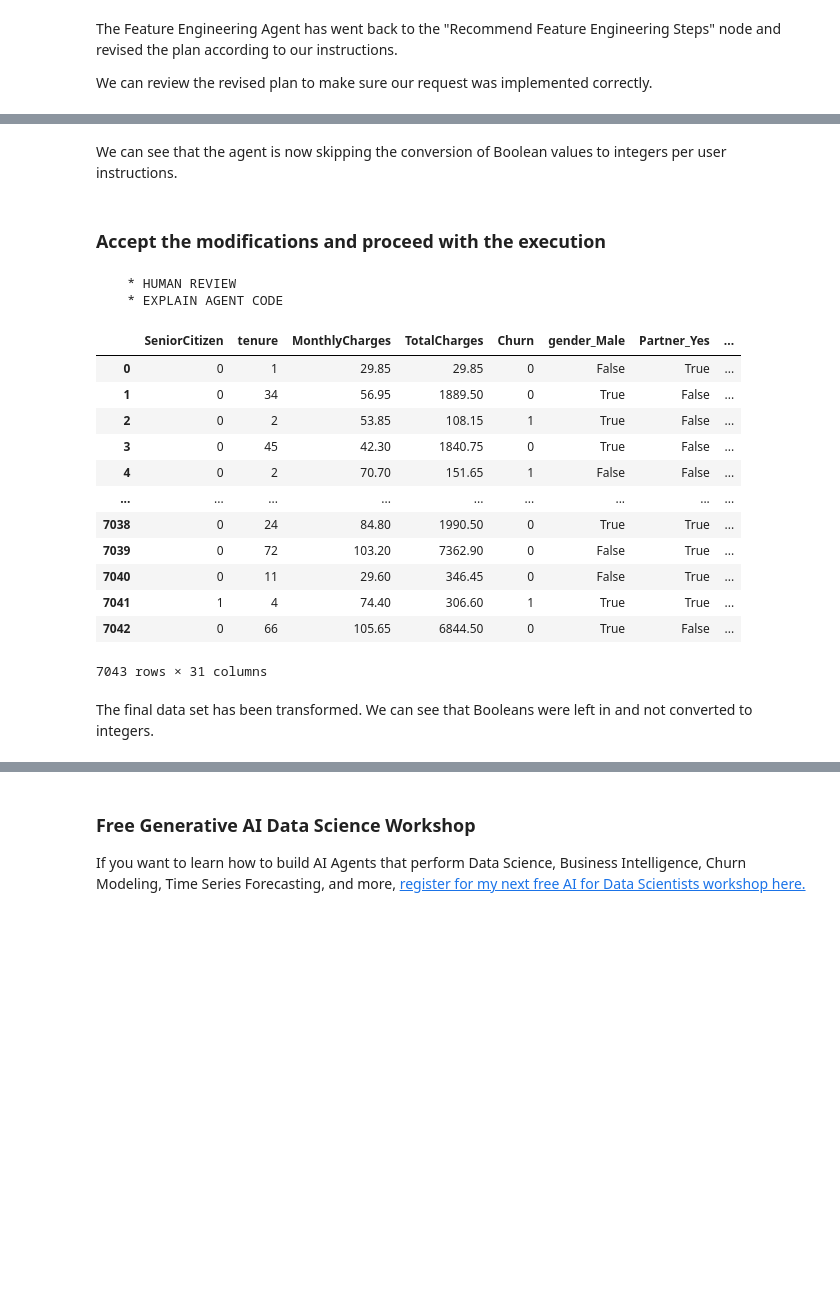
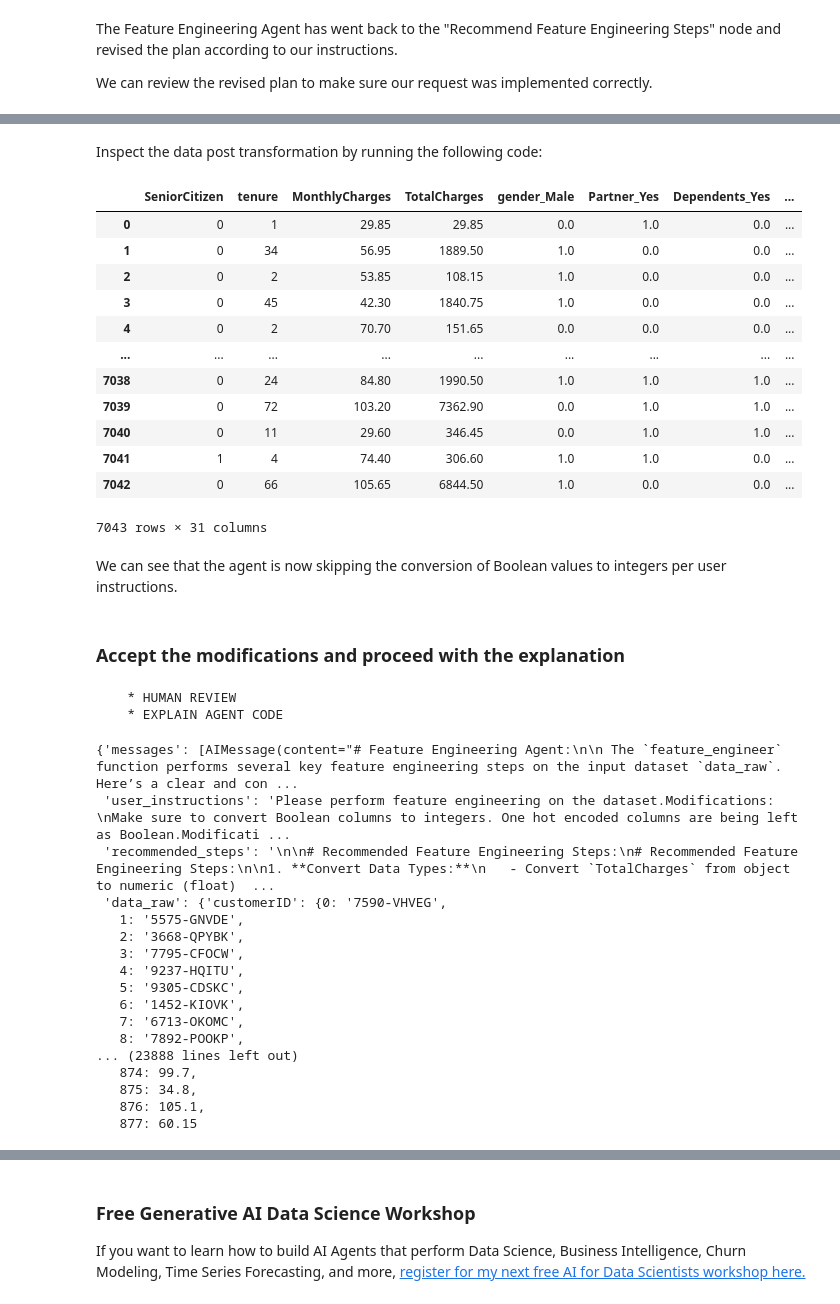
Before and after one commit to szl0144/stock-data-analysis-agent, a Jupyter notebook: examples/advanced_topics/human_in_the_loop.ipynb, the cells around one changed output, grey strips where cells are left out. Saved outputs shown, nothing was run; the diff lists cells and outputs as text; code cells hidden in the pictures; blank space fills up the shorter version.

```diff
--- a/examples/advanced_topics/human_in_the_loop.ipynb
+++ b/examples/advanced_topics/human_in_the_loop.ipynb
@@ -225,28 +328,45 @@ pprint(state.tasks[-1].interrupts[-1].value)
+# %% [markdown]
+Inspect the data post transformation by running the following code:
+# %%
+feature_engineering_agent.get_data_engineered()
+# %% [output]
+|  | SeniorCitizen | tenure | MonthlyCharges | TotalCharges | gender_Male | Partner_Yes | Dependents_Yes | ... |
+| 0 | 0 | 1 | 29.85 | 29.85 | 0.0 | 1.0 | 0.0 | ... |
+| 1 | 0 | 34 | 56.95 | 1889.50 | 1.0 | 0.0 | 0.0 | ... |
+| 2 | 0 | 2 | 53.85 | 108.15 | 1.0 | 0.0 | 0.0 | ... |
+| 3 | 0 | 45 | 42.30 | 1840.75 | 1.0 | 0.0 | 0.0 | ... |
+| 4 | 0 | 2 | 70.70 | 151.65 | 0.0 | 0.0 | 0.0 | ... |
+| ... | ... | ... | ... | ... | ... | ... | ... | ... |
+| 7038 | 0 | 24 | 84.80 | 1990.50 | 1.0 | 1.0 | 1.0 | ... |
+| 7039 | 0 | 72 | 103.20 | 7362.90 | 0.0 | 1.0 | 1.0 | ... |
+| 7040 | 0 | 11 | 29.60 | 346.45 | 0.0 | 1.0 | 1.0 | ... |
+| 7041 | 1 | 4 | 74.40 | 306.60 | 1.0 | 1.0 | 0.0 | ... |
+| 7042 | 0 | 66 | 105.65 | 6844.50 | 1.0 | 0.0 | 0.0 | ... |
+7043 rows × 31 columns
 # %% [markdown]
 We can see that the agent is now skipping the conversion of Boolean values to integers per user instructions.
 # %% [markdown]
-### Accept the modifications and proceed with the execution
+### Accept the modifications and proceed with the explanation
 # %%
 # Accept modifications to feature engineering instructions
-response = feature_engineering_agent._compiled_graph.invoke(Command(resume="Yes"), config=config)
-
-# Evalualte the response
-pd.DataFrame(response['data_engineered'])
+feature_engineering_agent.invoke(Command(resume="Yes"), config=config)
 # %% [output]
     * HUMAN REVIEW
     * EXPLAIN AGENT CODE
-|  | SeniorCitizen | tenure | MonthlyCharges | TotalCharges | Churn | gender_Male | Partner_Yes | ... |
-| 0 | 0 | 1 | 29.85 | 29.85 | 0 | False | True | ... |
-| 1 | 0 | 34 | 56.95 | 1889.50 | 0 | True | False | ... |
-| 2 | 0 | 2 | 53.85 | 108.15 | 1 | True | False | ... |
-| 3 | 0 | 45 | 42.30 | 1840.75 | 0 | True | False | ... |
-| 4 | 0 | 2 | 70.70 | 151.65 | 1 | False | False | ... |
-| ... | ... | ... | ... | ... | ... | ... | ... | ... |
-| 7038 | 0 | 24 | 84.80 | 1990.50 | 0 | True | True | ... |
-| 7039 | 0 | 72 | 103.20 | 7362.90 | 0 | False | True | ... |
-| 7040 | 0 | 11 | 29.60 | 346.45 | 0 | False | True | ... |
-| 7041 | 1 | 4 | 74.40 | 306.60 | 1 | True | True | ... |
-| 7042 | 0 | 66 | 105.65 | 6844.50 | 0 | True | False | ... |
-7043 rows × 31 columns
+{'messages': [AIMessage(content="# Feature Engineering Agent:\n\n The `feature_engineer` function performs several key feature engineering steps on the input dataset `data_raw`. Here’s a clear and con ...
+ 'user_instructions': 'Please perform feature engineering on the dataset.Modifications: \nMake sure to convert Boolean columns to integers. One hot encoded columns are being left as Boolean.Modificati ...
+ 'recommended_steps': '\n\n# Recommended Feature Engineering Steps:\n# Recommended Feature Engineering Steps:\n\n1. **Convert Data Types:**\n   - Convert `TotalCharges` from object to numeric (float)  ...
+ 'data_raw': {'customerID': {0: '7590-VHVEG',
+   1: '5575-GNVDE',
+   2: '3668-QPYBK',
+   3: '7795-CFOCW',
+   4: '9237-HQITU',
+   5: '9305-CDSKC',
+   6: '1452-KIOVK',
+   7: '6713-OKOMC',
+   8: '7892-POOKP',
+... (23888 lines left out)
+   874: 99.7,
+   875: 34.8,
+   876: 105.1,
+   877: 60.15
-# %% [markdown]
-The final data set has been transformed. We can see that Booleans were left in and not converted to integers.
```
Also changed, not shown: parts of 11 cells of this notebook, 8 other files.
